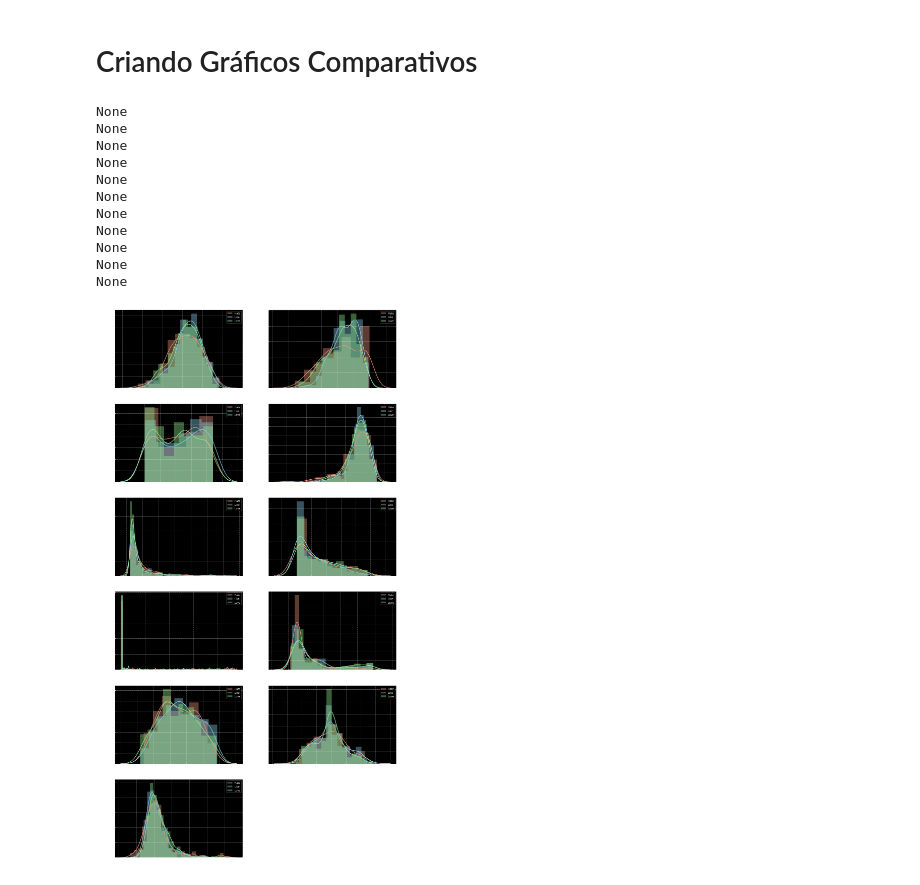
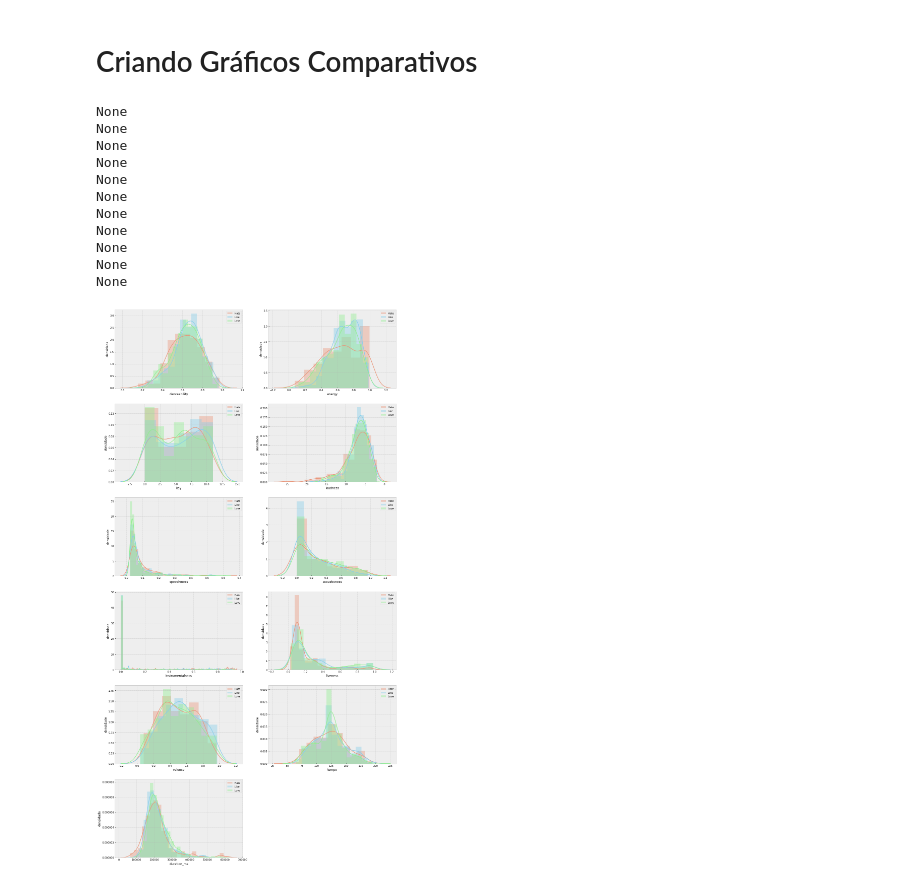
Before and after one commit to leonardodma/Projeto2_Cdados, a Jupyter notebook: classificacao_spotify(2).ipynb, the cells around one changed output. Drawn from its saved outputs; the diff is of its cells as text; code cells hidden in the pictures.

```diff
--- a/classificacao_spotify(2).ipynb
+++ b/classificacao_spotify(2).ipynb
@@ -51,36 +51,36 @@ love = dados.loc[dados['like'] == 'love', :]
 # %%
 # Funçção para cirar histogramas em loop
 def Hist(variavel, df1, df2, df3):
-    plt.style.use('dark_background')
+    plt.style.use('bmh')
     sns.distplot( df1[variavel] , color="darksalmon", label="Hate")
     sns.distplot( df2[variavel] , color="skyblue", label="Like")
     sns.distplot( df3[variavel] , color="lightgreen", label="Love")
     plt.legend(loc='best')
     plt.ylabel('densidade')
     plt.xlabel(variavel)
 
 
 features = ['danceability', 'energy', 'key', 'loudness',
             'speechiness', 'acousticness', 'instrumentalness',
             'liveness', 'valence', 'tempo', 'duration_ms' ]
 
 plt.figure(figsize=(20,40))
 
 for i in range(len(features)):
     plt.subplot(6, 2, i+1)
     print(Hist(features[i], hate, like, love))
 
 plt.show()
 # %% [output]
 None
 None
 None
 None
 None
 None
 None
 None
 None
 None
 None
-[figure, old version]
+[figure, new version]
```
